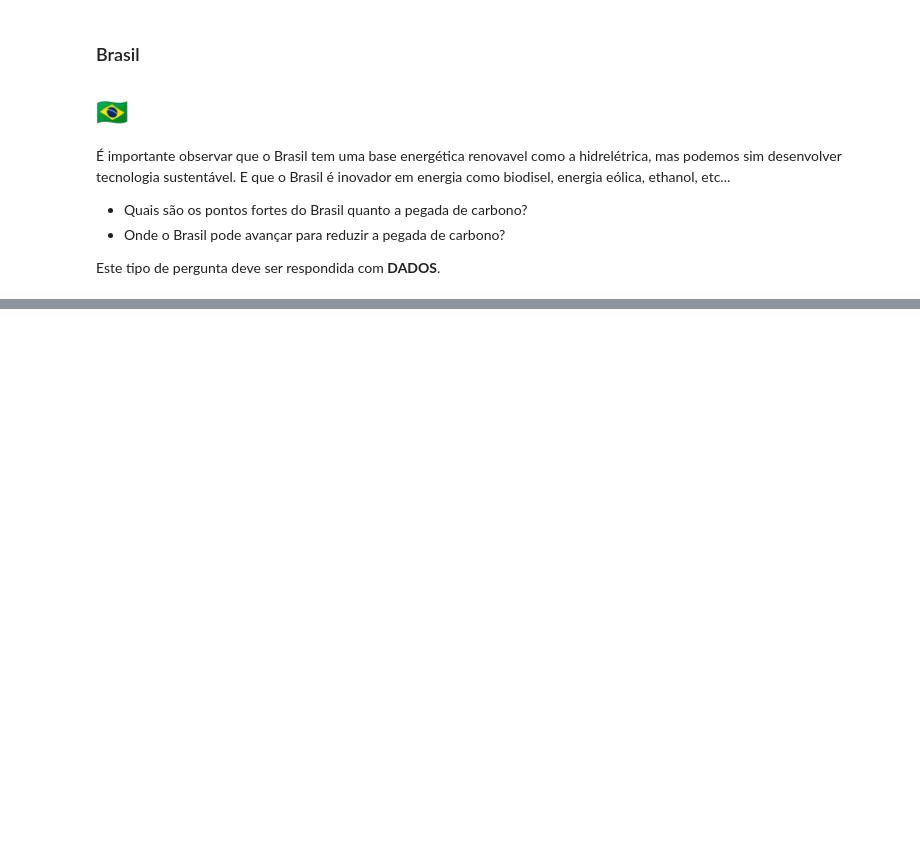
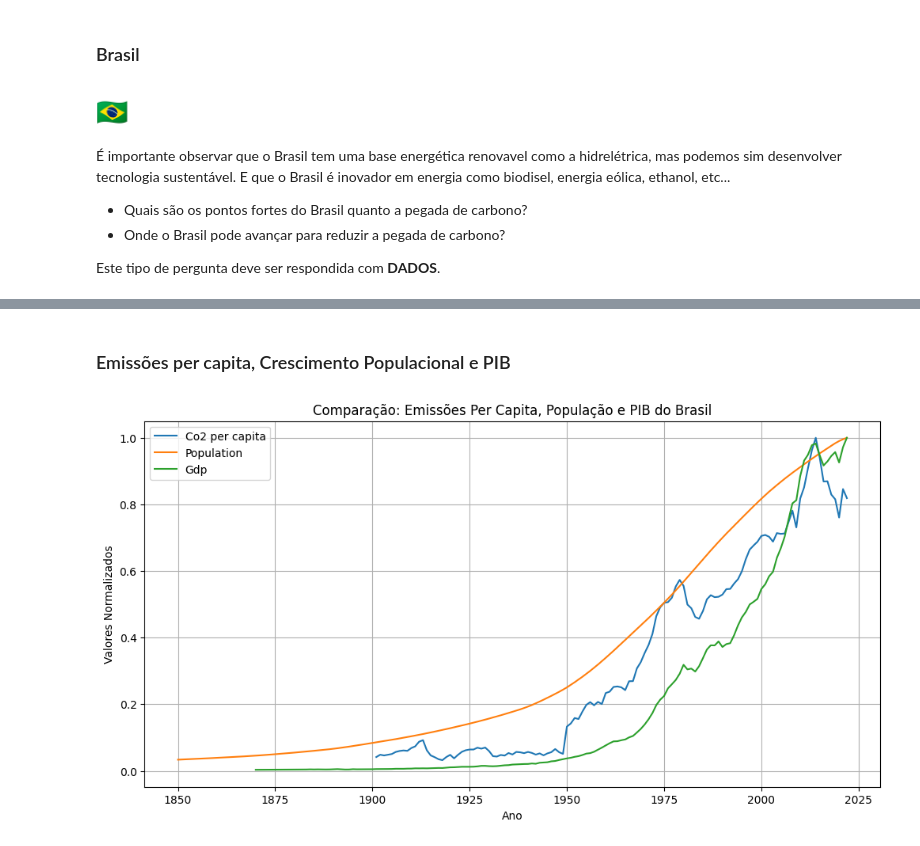
Before and after one commit to G3n4r00/DS-Global-Solution-2SEM, a Jupyter notebook: FIAP-GS2-DSS-Projeto-Final-C02.ipynb, the cells around one changed output, grey strips where cells are left out. Saved outputs shown, nothing was run; the diff lists cells and outputs as text; code cells hidden in the pictures; blank space fills up the shorter version.

```diff
--- a/FIAP-GS2-DSS-Projeto-Final-C02.ipynb
+++ b/FIAP-GS2-DSS-Projeto-Final-C02.ipynb
@@ -144,0 +424,20 @@ Este tipo de pergunta deve ser respondida com **DADOS**.
+# %% [markdown]
+### Emissões per capita, Crescimento Populacional e PIB
+# %%
+# Configurar o dataframe para normalizar variáveis para comparação
+normalized_df = brazil_df[['year', 'co2_per_capita', 'population', 'gdp']].copy()
+normalized_df[['co2_per_capita', 'population', 'gdp']] = normalized_df[['co2_per_capita', 'population', 'gdp']].apply(lambda x: x / x.max())
+
+# Plotar
+plt.figure(figsize=(12, 6))
+for col in ['co2_per_capita', 'population', 'gdp']:
+    plt.plot(normalized_df['year'], normalized_df[col], label=col.replace('_', ' ').capitalize())
+
+plt.title("Comparação: Emissões Per Capita, População e PIB do Brasil")
+plt.xlabel("Ano")
+plt.ylabel("Valores Normalizados")
+plt.legend()
+plt.grid()
+plt.show()
+# %% [output]
+[figure, added]
```
Also changed, not shown: parts of 73 cells of this notebook, 2 other files.
